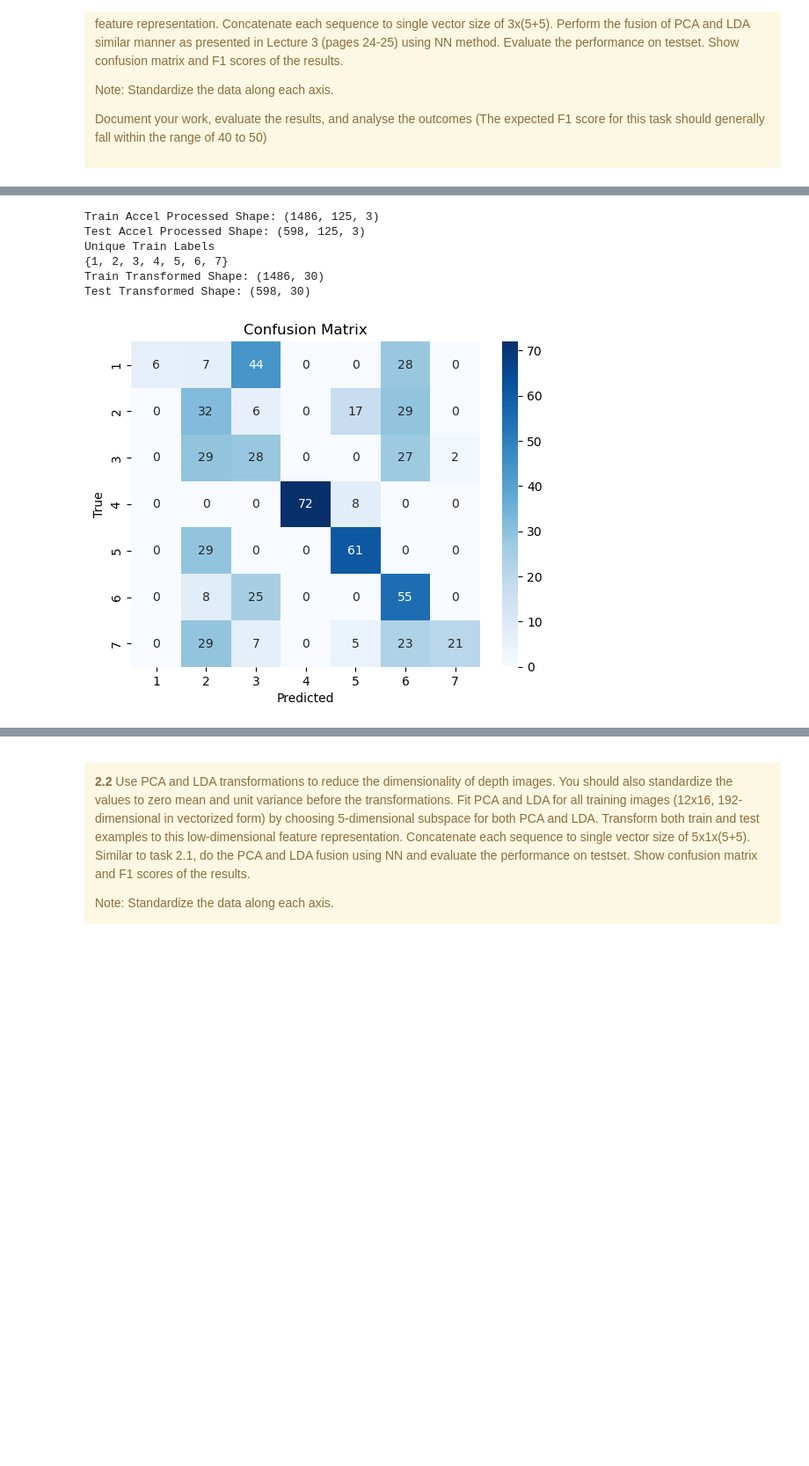
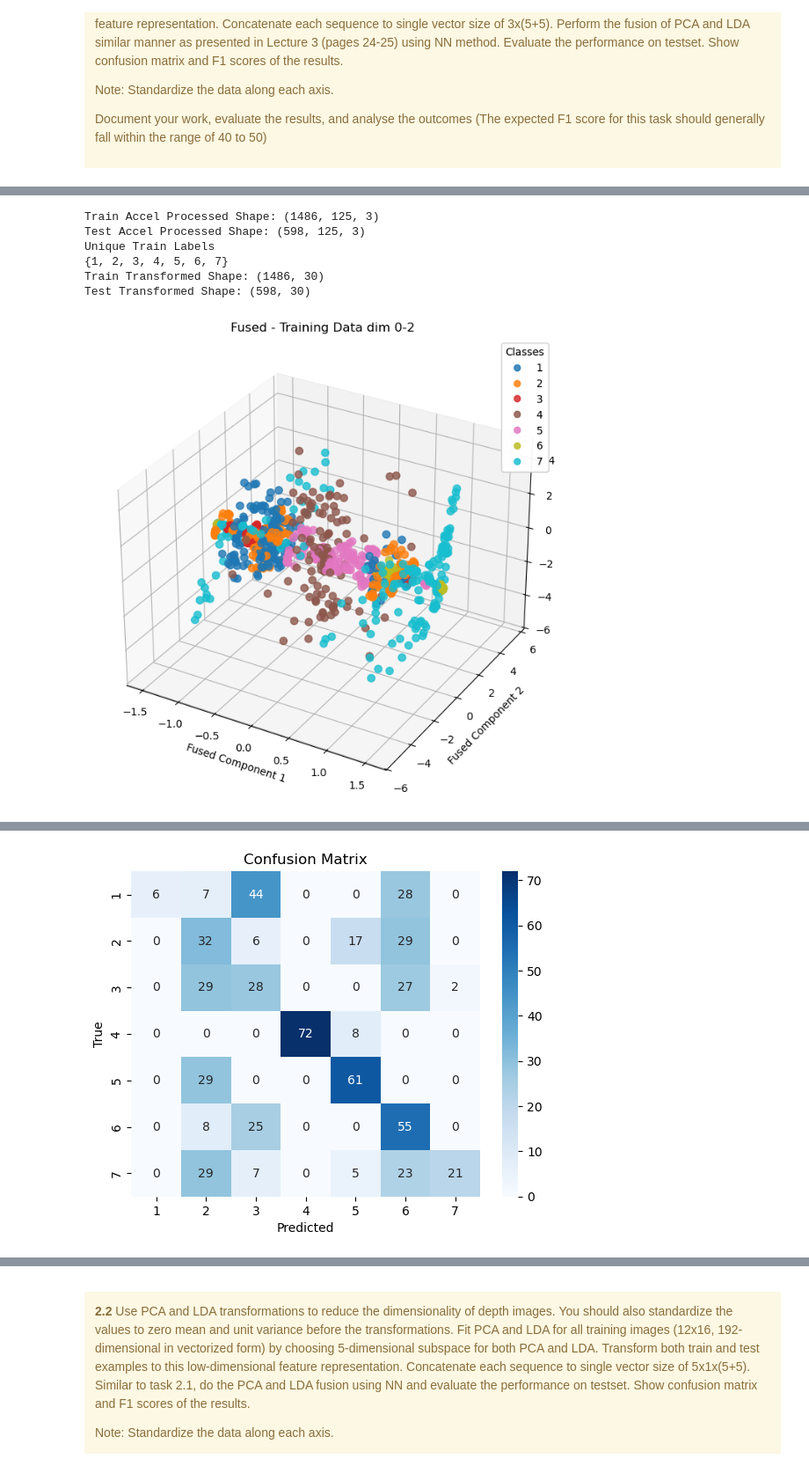
Before and after one commit to Abdullah12has/Multi-Modal-Physical-Exercise-Classification, a Jupyter notebook: project_work_MEx_classification.ipynb, the cells around one changed output, grey strips where cells are left out. Shown at 88% size. Drawn from its saved outputs; the diff is of its cells as text; code cells hidden in the pictures; blank space fills up the shorter version.

Commit message:
3D graphs for 2.1 and starting experimenting with 2.2

```diff
--- a/project_work_MEx_classification.ipynb
+++ b/project_work_MEx_classification.ipynb
@@ -643,6 +644,40 @@ from sklearn.discriminant_analysis import LinearDiscriminantAnalysis as LDA
 from sklearn.neighbors import KNeighborsClassifier
 from sklearn.metrics import confusion_matrix, classification_report
 import seaborn as sns
+from mpl_toolkits.mplot3d import Axes3D
+
+
+
+def plot_3d(data, labels, title, method):
+    fig = plt.figure(figsize=(12, 8))
+    ax = fig.add_subplot(111, projection='3d')
+    scatter = ax.scatter(
+        data[:, 0], data[:, 1], data[:, 2],
+        c=labels, cmap="tab10", s=50, alpha=0.8
+    )
+    ax.set_title(f'{method} - {title}')
+    ax.set_xlabel(f'{method} Component 1')
+    ax.set_ylabel(f'{method} Component 2')
+    ax.set_zlabel(f'{method} Component 3')
+    legend = ax.legend(*scatter.legend_elements(), title="Classes")
+    ax.add_artist(legend)
+    plt.show()
+
+def plot_2d(data, labels, title, method):
+    plt.figure(figsize=(10, 6))
+    sns.scatterplot(
+        x=data[:, 0],
+        y=data[:, 1],
+        hue=labels,
+        palette="tab10",
+        s=50
+    )
+    plt.title(f'{method} - {title}')
+    plt.xlabel(f'{method} Component 1')
+    plt.ylabel(f'{method} Component 2')
+    plt.legend(title="Classes", loc='best')
+    plt.grid(True)
+    plt.show()
 
 # preprocess acceleration data
 def preprocess_accel_data(data):
@@ -710,6 +745,12 @@ def apply_pca_lda(train_data, test_data, labels, n_components=5):
         lda = LDA(n_components=n_components)
         train_lda = lda.fit_transform(train_data[:, :, axis], labels)
         test_lda = lda.transform(test_data[:, :, axis])
+        # plot_3d(train_pca[:, :3], train_labels, "Training Data", "PCA")
+        # plot_3d(train_lda[:, :3], train_labels, "Training Data", "LDA")
+        # plot_2d(train_pca[:, 2:4], train_labels, "Training Data", "PCA")
+        # plot_2d(train_lda[:, 2:4], train_labels, "Training Data", "LDA")
+        # plot_2d(train_pca[:, :2], train_labels, "Training Data", "PCA")
+        # plot_2d(train_lda[:, :2], train_labels, "Training Data", "LDA")
 
         # Concatenate PCA and LDA results
         train_transformed.append(np.hstack((train_pca, train_lda)))
@@ -741,32 +782,37 @@ scaler = StandardScaler()
 train_fused = scaler.fit_transform(train_transformed)
 test_fused = scaler.transform(test_transformed)
 
+plot_3d(train_fused[:, :3], train_labels, "Training Data dim 0-2", "Fused")
+plot_3d(train_fused[:, 2:5], train_labels, "Training Data dim 2-4", "Fused")
+plot_3d(train_fused[:, 3:6], train_labels, "Training Data dim 3-5", "Fused")
+
+
 # train kNN classifier
 knn = KNeighborsClassifier(n_neighbors=5)
 knn.fit(train_transformed, train_labels)
 
 # predictions on test data
 test_labels = test_accel['exercise_id'].astype(int)
 test_predictions = knn.predict(test_transformed)
 
 # confusion matrix
 cm = confusion_matrix(test_labels, test_predictions)
 sns.heatmap(cm, annot=True, fmt="d", cmap="Blues", xticklabels=np.unique(test_labels), yticklabels=np.unique(test_labels))
 plt.title("Confusion Matrix")
 plt.xlabel("Predicted")
 plt.ylabel("True")
 plt.show()
 
 # F1-Score
 report = classification_report(test_labels, test_predictions)
 print("Classification Report:\n", report)
 
 ### Your code ends here ###
 # %% [output]
 Train Accel Processed Shape: (1486, 125, 3)
 Test Accel Processed Shape: (598, 125, 3)
 Unique Train Labels
 {1, 2, 3, 4, 5, 6, 7}
 Train Transformed Shape: (1486, 30)
 Test Transformed Shape: (598, 30)
-[figure, old version]
+[figure, new version]
@@ -773,3 +821,4 @@ Test Transformed Shape: (598, 30)
+[figure, added]
 Classification Report:
                precision    recall  f1-score   support
 
```
Also changed, not shown: parts of 6 cells of this notebook.
